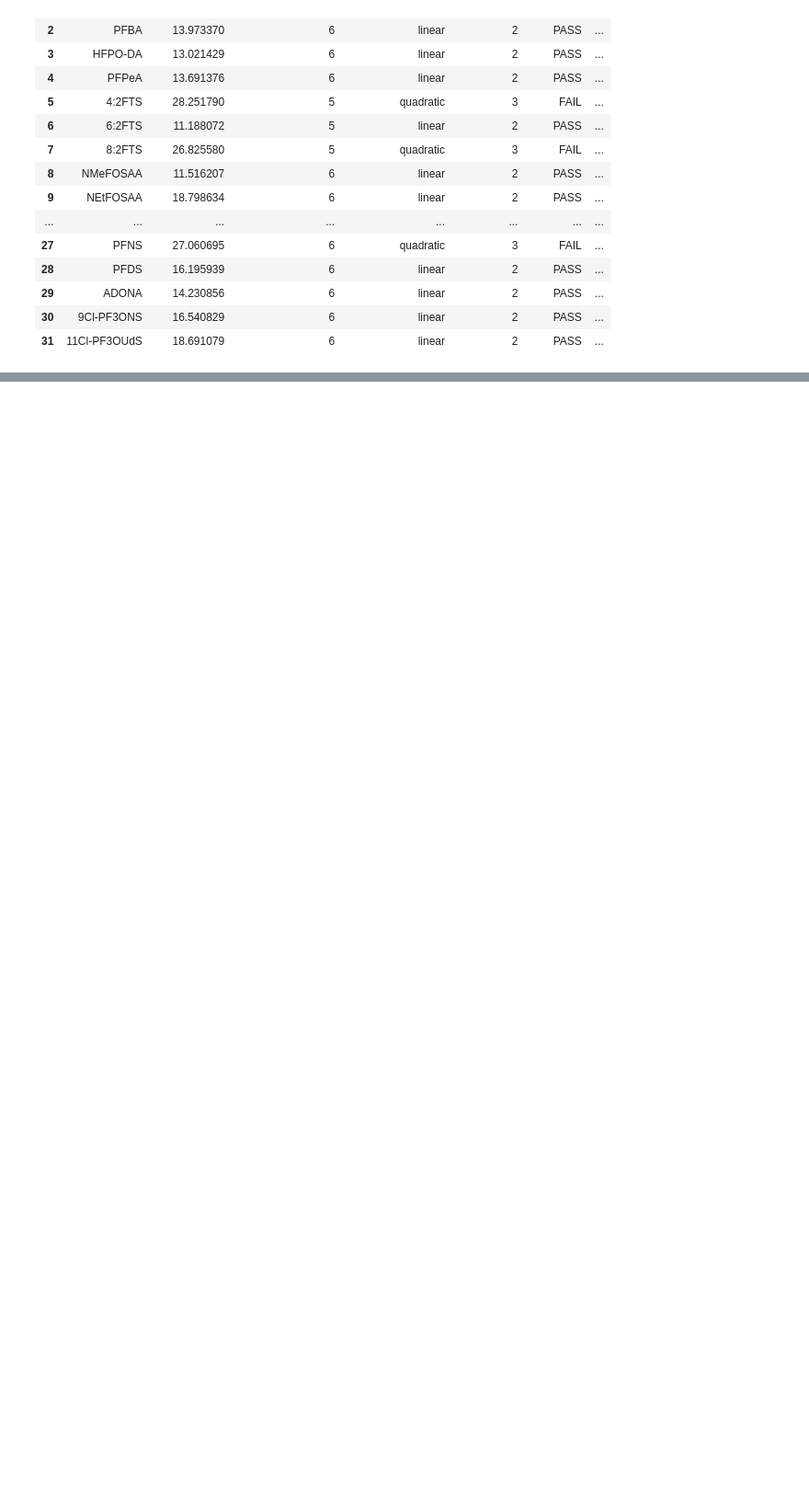
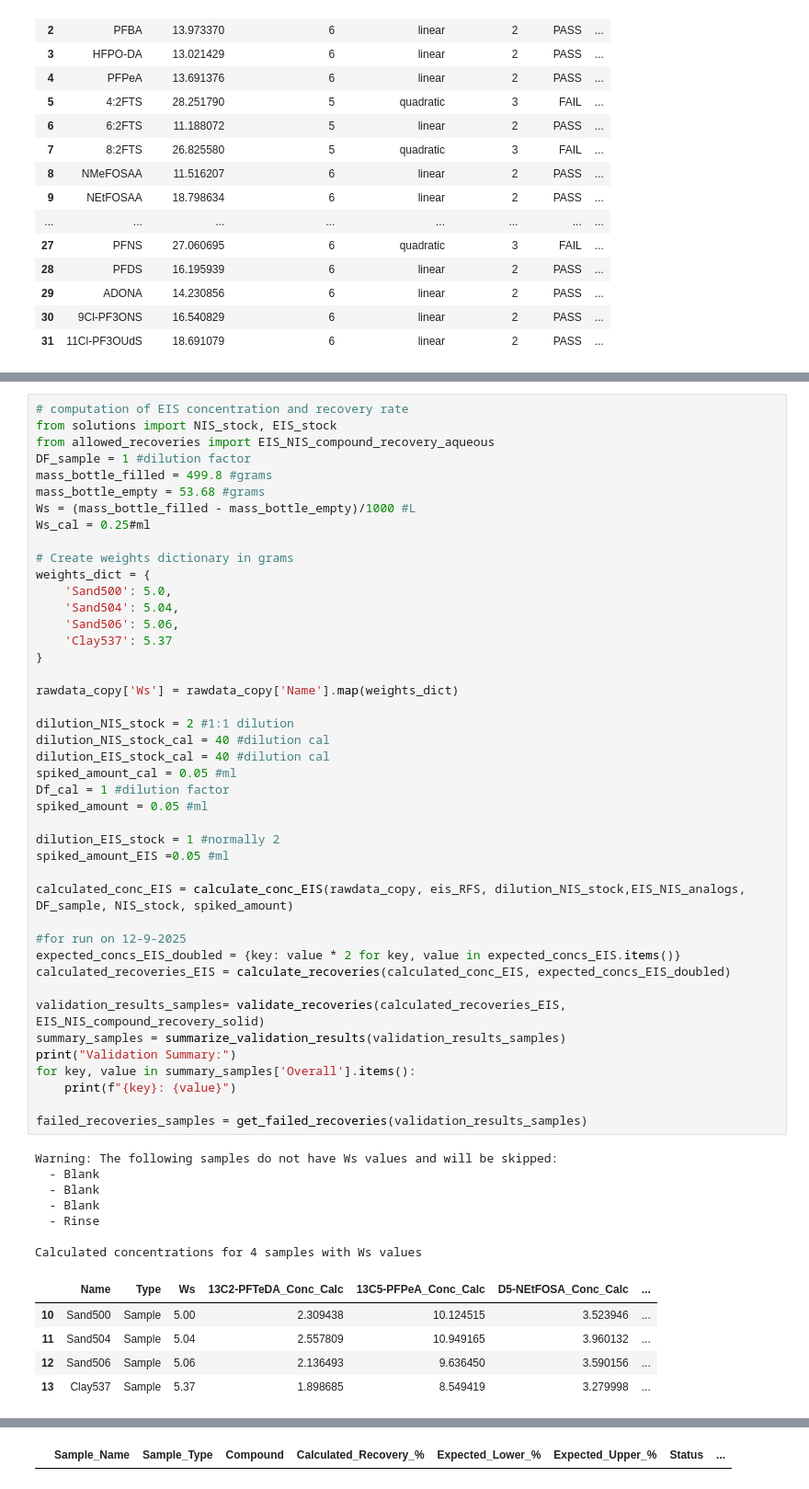
Before and after one commit to valeriederijk/UU_PFAS_lab, a Jupyter notebook: Quantitative_calc_PFAS_clean2.ipynb, the cells around one changed output, grey strips where cells are left out. Shown: that part at 92% size. Cells and saved outputs as stored; diff of their text form; blank space fills up the shorter version.

```diff
--- a/Quantitative_calc_PFAS_clean2.ipynb
+++ b/Quantitative_calc_PFAS_clean2.ipynb
@@ -340,0 +373,56 @@ display(df_rse_target_excluded)
+# %%
+# computation of EIS concentration and recovery rate
+from solutions import NIS_stock, EIS_stock
+from allowed_recoveries import EIS_NIS_compound_recovery_aqueous
+DF_sample = 1 #dilution factor
+mass_bottle_filled = 499.8 #grams
+mass_bottle_empty = 53.68 #grams
+Ws = (mass_bottle_filled - mass_bottle_empty)/1000 #L
+Ws_cal = 0.25#ml
+
+# Create weights dictionary in grams
+weights_dict = {
+    'Sand500': 5.0,
+    'Sand504': 5.04,
+    'Sand506': 5.06,
+    'Clay537': 5.37
+}
+
+rawdata_copy['Ws'] = rawdata_copy['Name'].map(weights_dict)
+
+dilution_NIS_stock = 2 #1:1 dilution
+dilution_NIS_stock_cal = 40 #dilution cal
+dilution_EIS_stock_cal = 40 #dilution cal
+spiked_amount_cal = 0.05 #ml
+Df_cal = 1 #dilution factor
+spiked_amount = 0.05 #ml
+
+dilution_EIS_stock = 1 #normally 2
+spiked_amount_EIS =0.05 #ml
+
+calculated_conc_EIS = calculate_conc_EIS(rawdata_copy, eis_RFS, dilution_NIS_stock,EIS_NIS_analogs, DF_sample, NIS_stock, spiked_amount)
+
+#for run on 12-9-2025
+expected_concs_EIS_doubled = {key: value * 2 for key, value in expected_concs_EIS.items()}
+calculated_recoveries_EIS = calculate_recoveries(calculated_conc_EIS, expected_concs_EIS_doubled)
+
+validation_results_samples= validate_recoveries(calculated_recoveries_EIS, EIS_NIS_compound_recovery_solid)
+summary_samples = summarize_validation_results(validation_results_samples)
+print("Validation Summary:")
+for key, value in summary_samples['Overall'].items():
+    print(f"{key}: {value}")
+
+failed_recoveries_samples = get_failed_recoveries(validation_results_samples)
+# %% [output]
+Warning: The following samples do not have Ws values and will be skipped:
+  - Blank
+  - Blank
+  - Blank
+  - Rinse
+
+Calculated concentrations for 4 samples with Ws values
+|  | Name | Type | Ws | 13C2-PFTeDA_Conc_Calc | 13C5-PFPeA_Conc_Calc | D5-NEtFOSA_Conc_Calc | ... |
+| 10 | Sand500 | Sample | 5.00 | 2.309438 | 10.124515 | 3.523946 | ... |
+| 11 | Sand504 | Sample | 5.04 | 2.557809 | 10.949165 | 3.960132 | ... |
+| 12 | Sand506 | Sample | 5.06 | 2.136493 | 9.636450 | 3.590156 | ... |
+| 13 | Clay537 | Sample | 5.37 | 1.898685 | 8.549419 | 3.279998 | ... |
@@ -340,0 +441 @@ display(df_rse_target_excluded)
+|  | Sample_Name | Sample_Type | Compound | Calculated_Recovery_% | Expected_Lower_% | Expected_Upper_% | Status | ... |
```
Also changed, not shown: parts of 10 cells of this notebook, 2 other files.
